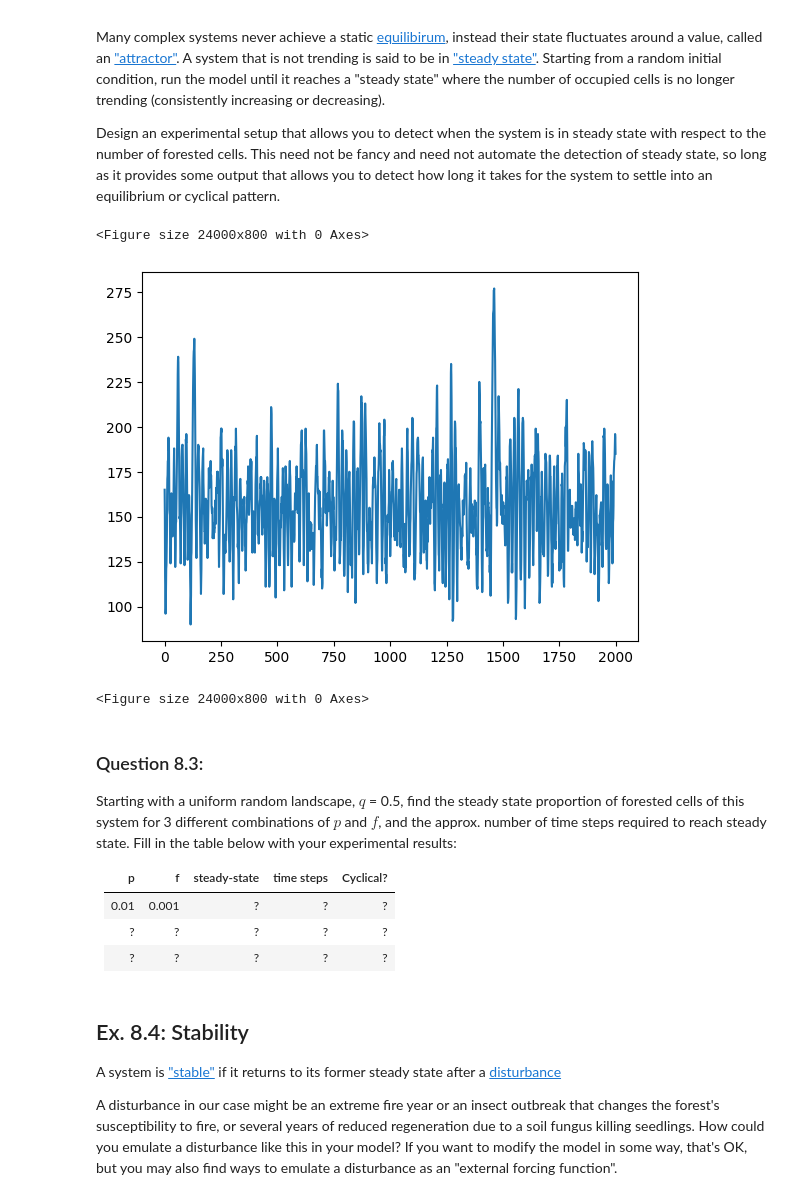
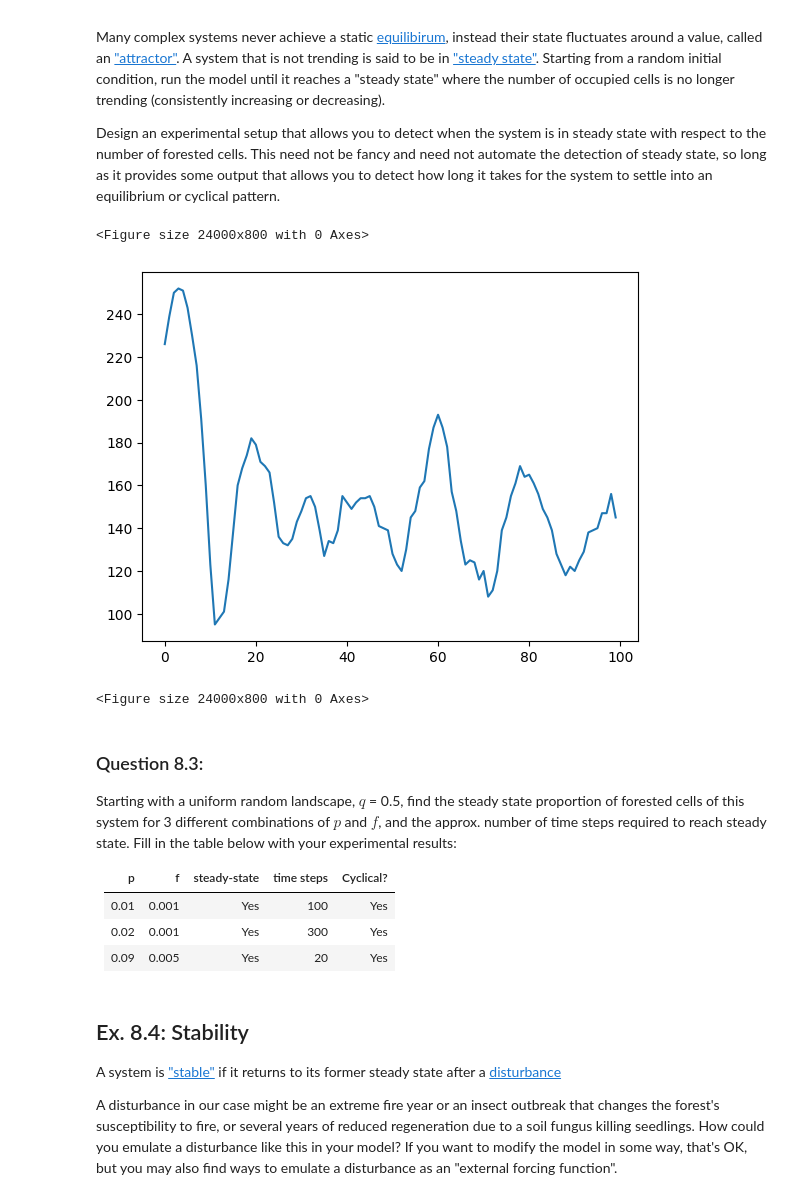
Before and after one commit to iam-arshpreet/cap-comp215, a Jupyter notebook: labs/lab07-10-fire.ipynb, the cells around one changed output. Cells and saved outputs as stored; diff of their text form; code cells hidden in the pictures.

```diff
--- a/labs/lab07-10-fire.ipynb
+++ b/labs/lab07-10-fire.ipynb
@@ -248,16 +246,17 @@ Design an experimental setup that allows you to detect when the system is in ste
 This need not be fancy and need not automate the detection of steady state, so long as it provides some output that allows you to detect how long it takes for the system to settle into an equilibrium or cyclical pattern.
 # %%
 # Ex. 8.2 here
+myfire = ForestFire(20, q= 0.5, p= 0.09, f= 0.005)
 dct = {}
-for i in range(2000):
-  my_fire.step()
-  dct[i] =  my_fire.num_occupied()
+for i in range(100):
+  myfire.step()
+  dct[i] =  myfire.num_occupied()
 
 plt.plot(dct.keys(),dct.values())
 plt.figure(figsize=(240, 8))
 # %% [output]
 <Figure size 24000x800 with 0 Axes>
-[figure, old version]
+[figure, new version]
 <Figure size 24000x800 with 0 Axes>
 # %% [markdown]
 ### Question 8.3:
@@ -266,9 +265,9 @@ Fill in the table below with your experimental results:
 
 | p  | f   | steady-state | time steps | Cyclical? |
 |----|-----|--------------|------------|-----------|
-| 0.01 | 0.001 | ?        | ?          | ?         |
-| ?  | ?   | ?            | ?          | ?         |
-| ?  | ?   | ?            | ?          | ?         |
+| 0.01 | 0.001 |       Yes  | 100          | Yes         |
+| 0.02  | 0.001   | Yes            |     300     | Yes         |
+| 0.09 | 0.005  | Yes            | 20         | Yes         |
 # %% [markdown]
 ## Ex. 8.4: Stability
 A system is ["stable"](https://en.wikipedia.org/wiki/Ecological_stability) if it returns to its former steady state after a [disturbance](https://en.wikipedia.org/wiki/Disturbance_(ecology))
```
Also changed, not shown: parts of 2 cells of this notebook.
